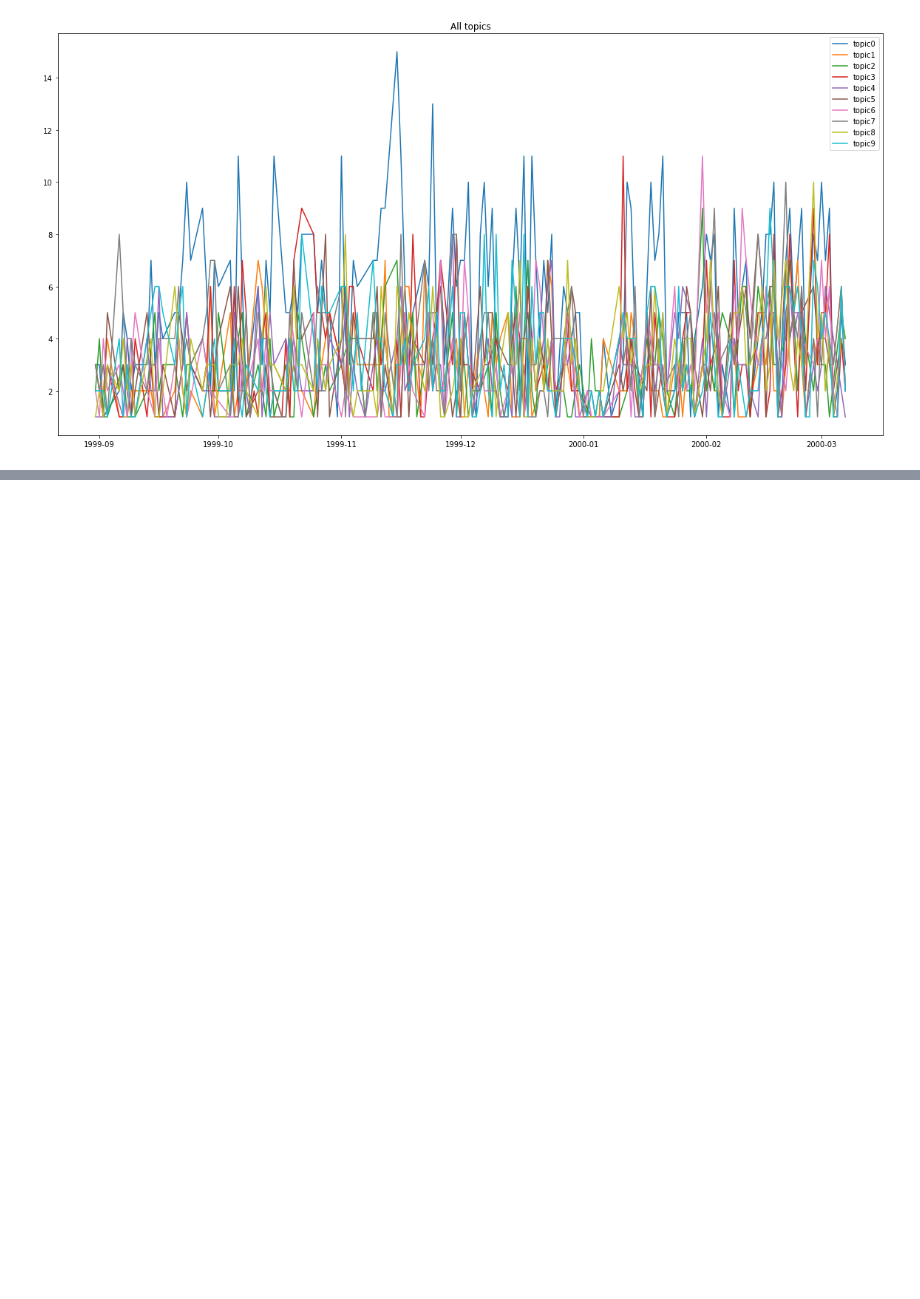
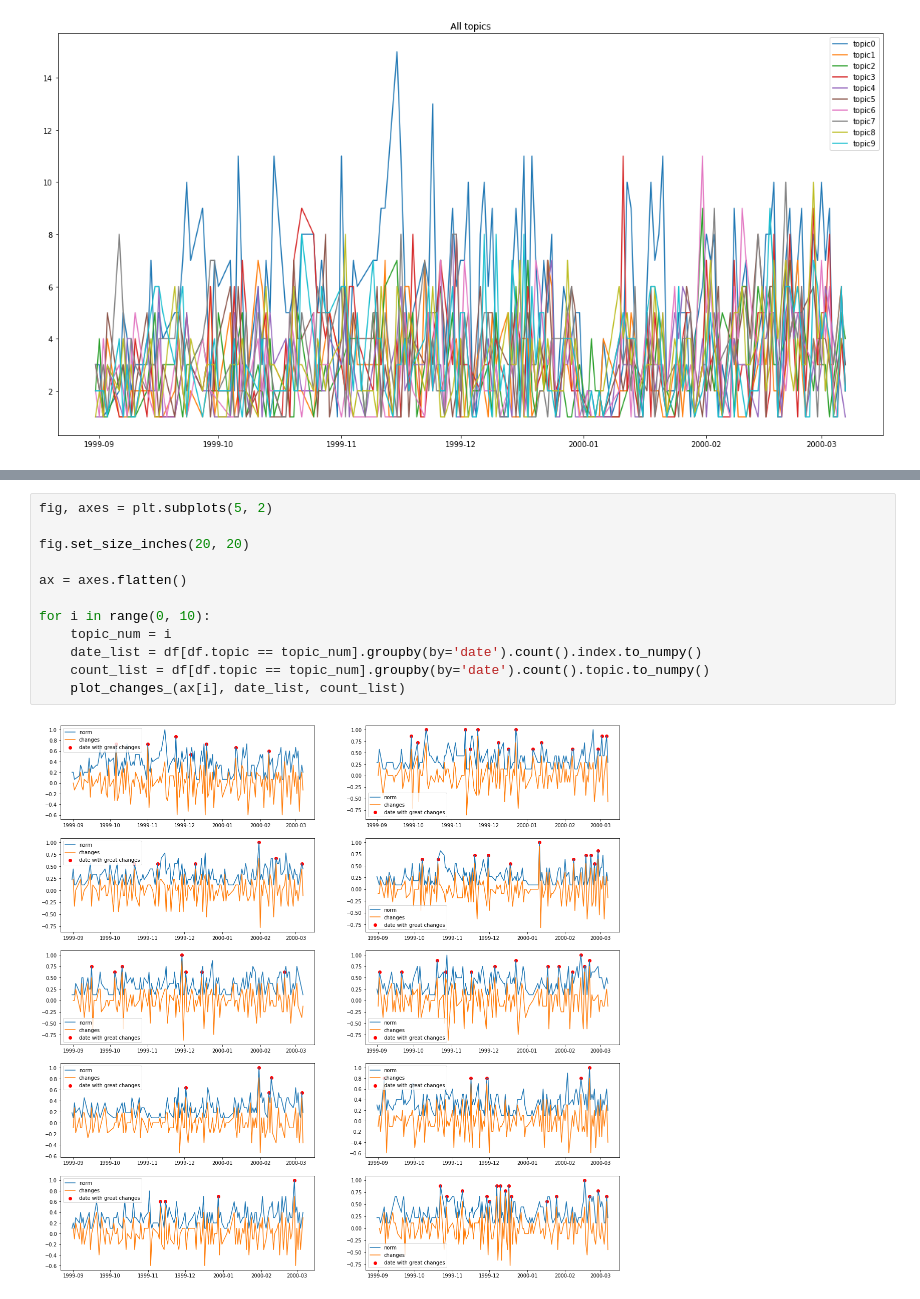
Before and after one commit to cherninkiy/vtb_moretech_2022, a Jupyter notebook: notebooks/preprocess_text_anton.ipynb, the cells around one changed output, grey strips where cells are left out. Saved outputs shown, nothing was run; the diff lists cells and outputs as text; blank space fills up the shorter version.

```diff
--- a/notebooks/preprocess_text_anton.ipynb
+++ b/notebooks/preprocess_text_anton.ipynb
@@ -351,0 +340,14 @@ No handles with labels found to put in legend.
+# %%
+fig, axes = plt.subplots(5, 2)
+
+fig.set_size_inches(20, 20)
+
+ax = axes.flatten()
+
+for i in range(0, 10):
+    topic_num = i
+    date_list = df[df.topic == topic_num].groupby(by='date').count().index.to_numpy()
+    count_list = df[df.topic == topic_num].groupby(by='date').count().topic.to_numpy()
+    plot_changes_(ax[i], date_list, count_list)
+# %% [output]
+[figure, added]
```
Also changed, not shown: parts of 10 cells of this notebook.
